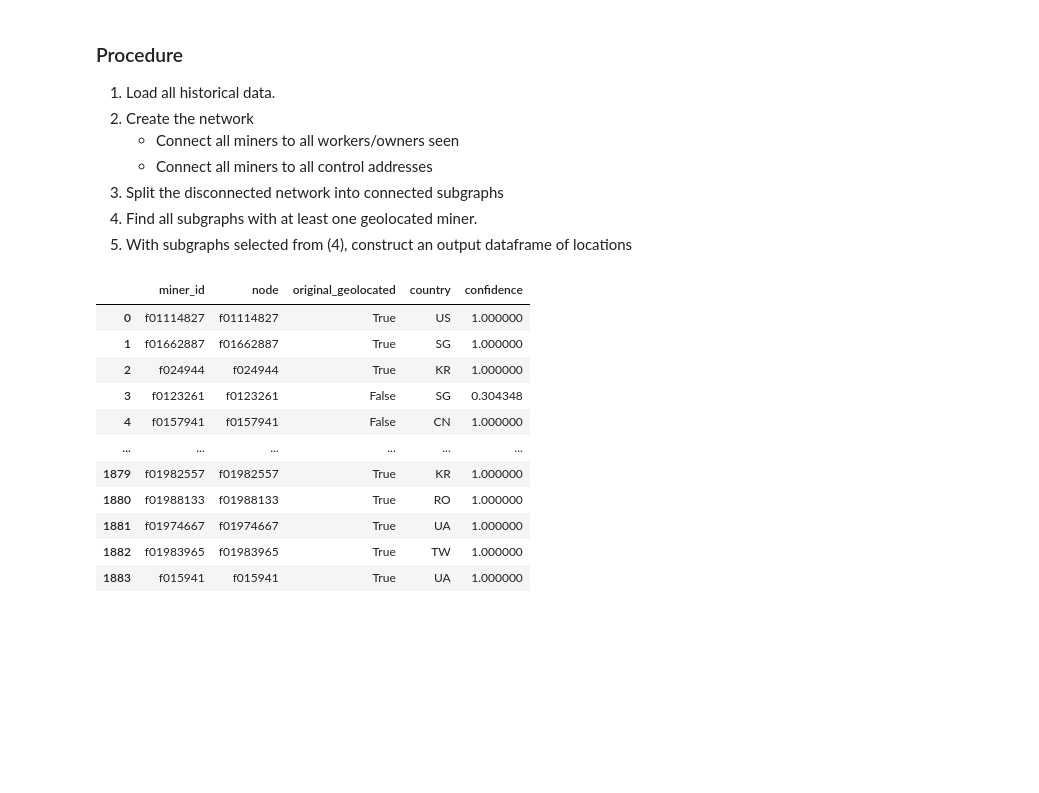
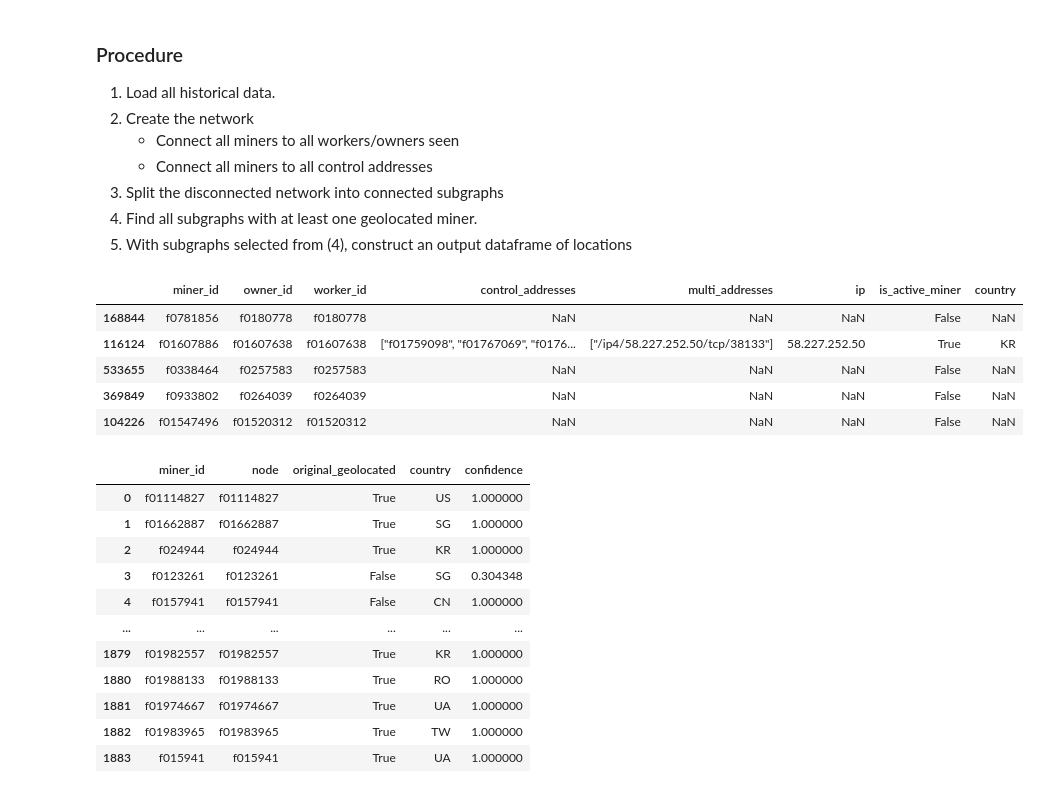
Before and after one commit to beng-starboard/filecoin-miner-network, a Jupyter notebook: notebooks/Miner geolocation with synthetic locations.ipynb, the cells around one changed output. Drawn from its saved outputs; the diff is of its cells as text; code cells hidden in the pictures; blank space fills up the shorter version.

Commit message:
table structure

```diff
--- a/notebooks/Miner geolocation with synthetic locations.ipynb
+++ b/notebooks/Miner geolocation with synthetic locations.ipynb
@@ -71,6 +71,15 @@ for mi, ca in zip(data.miner_id, data.control_addresses):
 
 # 3. Split the network into connected subgraphs
 all_components = sorted(nx.connected_components(G), key=len)[::-1]
+# %%
+data.sample(10).head()
+# %% [output]
+|  | miner_id | owner_id | worker_id | control_addresses | multi_addresses | ip | is_active_miner | country |
+| 168844 | f0781856 | f0180778 | f0180778 | NaN | NaN | NaN | False | NaN |
+| 116124 | f01607886 | f01607638 | f01607638 | ["f01759098", "f01767069", "f0176... | ["/ip4/58.227.252.50/tcp/38133"] | 58.227.252.50 | True | KR |
+| 533655 | f0338464 | f0257583 | f0257583 | NaN | NaN | NaN | False | NaN |
+| 369849 | f0933802 | f0264039 | f0264039 | NaN | NaN | NaN | False | NaN |
+| 104226 | f01547496 | f01520312 | f01520312 | NaN | NaN | NaN | False | NaN |
 # %%
 # 4. Find all subgraphs with more than one geolocated country
 #    This is to save computational effort later
```
